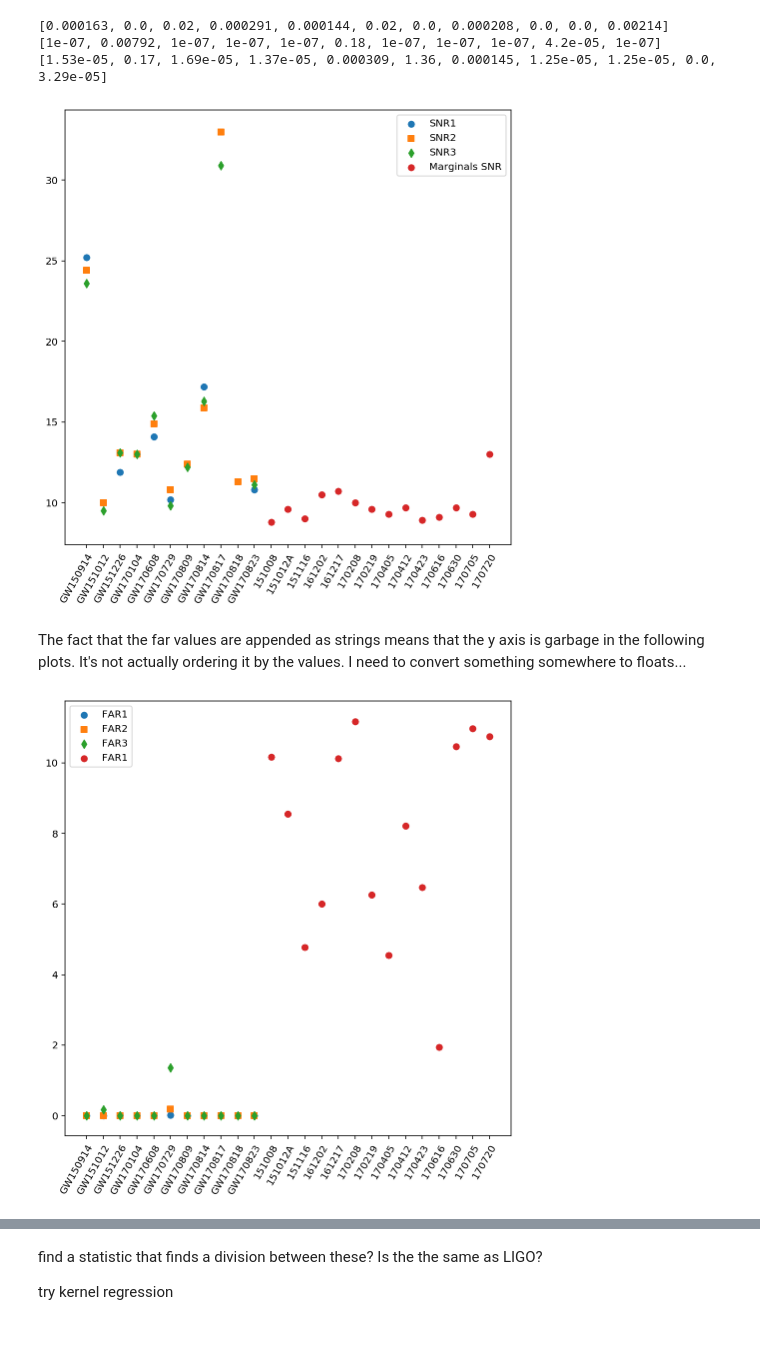
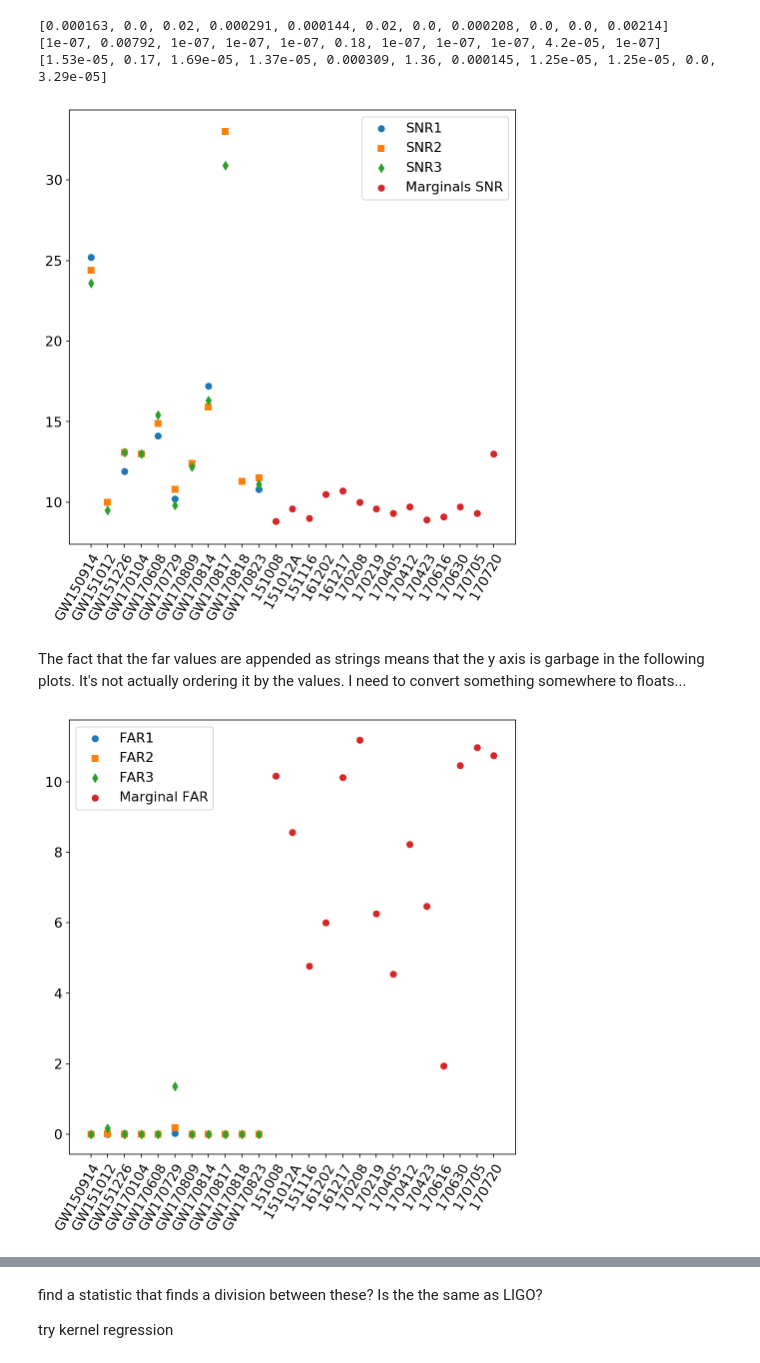
Before and after one commit to charlotteolsen/astrostats_GWproject, a Jupyter notebook: GW_project_massplots.ipynb, the cells around one changed output, grey strips where cells are left out. Saved outputs shown, nothing was run; the diff lists cells and outputs as text; code cells hidden in the pictures; blank space fills up the shorter version.

```diff
--- a/GW_project_massplots.ipynb
+++ b/GW_project_massplots.ipynb
@@ -4,7 +4,7 @@ import pandas as pd
 import matplotlib.pyplot as plt
 %matplotlib inline
 %config InlineBackend.figure_format = 'retina'
-plt.rcParams.update({'font.size': 15})
+plt.rcParams.update({'font.size': 13.5})
 #plt.rcParams["figure.figsize"] = (10,10)
 
 ## With much help from the code for Fig. 8.2 in the book
@@ -522,26 +522,26 @@ ax.legend()
 plt.setp(ax.get_xticklabels(), rotation=60, ha="right",
          rotation_mode="anchor");
 # %% [output]
-[figure, old version]
+[figure, new version]
 # %% [markdown]
 The fact that the far values are appended as strings means that the y axis is garbage in the following plots.  It's not actually ordering it by the values.  I need to convert something somewhere to floats...
 # %%
 fig, ax = plt.subplots(figsize = (8,8))
 #ax.scatter(eventlist,snr1_conf, label = 'SNR1', marker = 'o')
 #ax.scatter(eventlist,snr2_conf, label = 'SNR2', marker = 's')
 #ax.scatter(eventlist,snr3_conf, label = 'SNR3', marker = 'd')
 ax.scatter(eventlist,far1_conf, label = 'FAR1', marker = 'o')
 ax.scatter(eventlist,far2_conf, label = 'FAR2', marker = 's')
 ax.scatter(eventlist,far3_conf, label = 'FAR3', marker = 'd')
 
 
-ax.scatter(eventlist_mg, mg_far, label = 'FAR1', marker = 'o')
+ax.scatter(eventlist_mg, mg_far, label = 'Marginal FAR', marker = 'o')
 
 ax.legend()
 plt.setp(ax.get_xticklabels(), rotation=60, ha="right",
          rotation_mode="anchor");
 # %% [output]
-[figure, old version]
+[figure, new version]
 # %%
 fig, ax = plt.subplots(figsize = (8,8))
 #ax.errorbar(eventlist,c_mass, yerr = (c_dnerr,c_uperr), label = 'Confirmed Chirp Masses',
```
Also changed, not shown: parts of 11 cells of this notebook.
